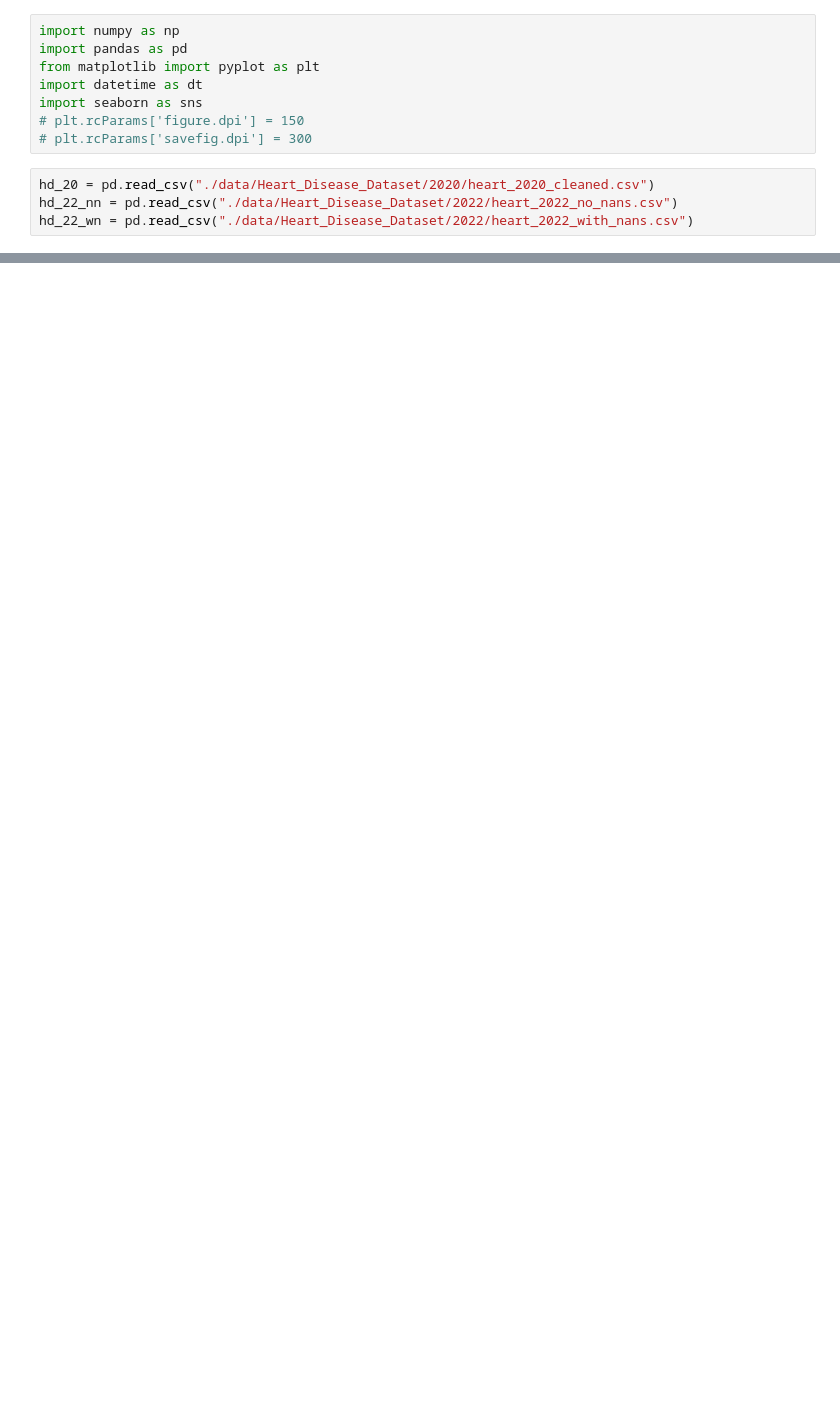
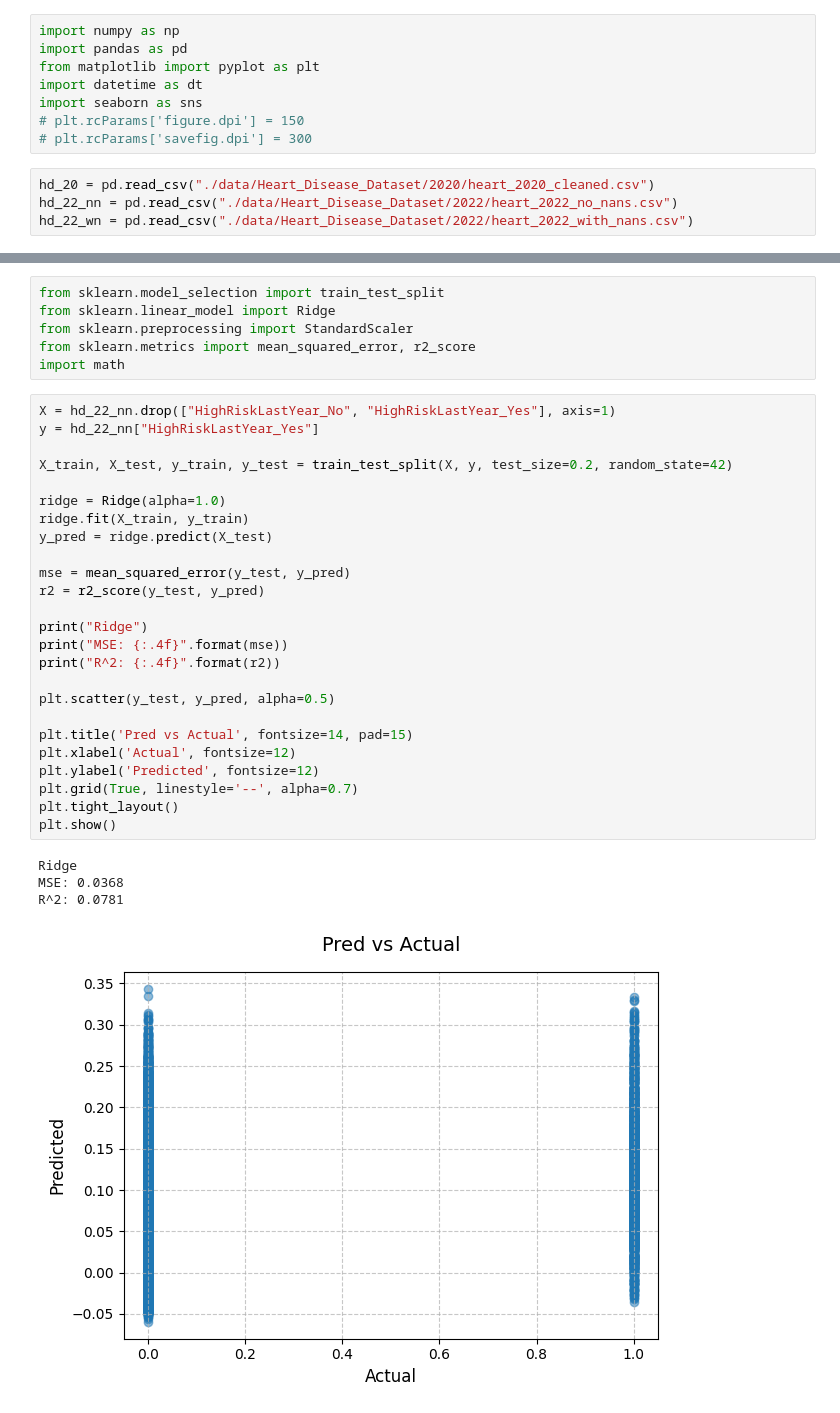
Before and after one commit to xiugaze/csc5610-final-heart-disease, a Jupyter notebook: explore.ipynb, the cells around one changed output, grey strips where cells are left out. Cells and saved outputs as stored; diff of their text form; blank space fills up the shorter version.

```diff
--- a/explore.ipynb
+++ b/explore.ipynb
@@ -90,0 +196,36 @@ memory usage: 16.2 MB
+# %%
+from sklearn.model_selection import train_test_split
+from sklearn.linear_model import Ridge
+from sklearn.preprocessing import StandardScaler
+from sklearn.metrics import mean_squared_error, r2_score
+import math
+# %%
+X = hd_22_nn.drop(["HighRiskLastYear_No", "HighRiskLastYear_Yes"], axis=1)
+y = hd_22_nn["HighRiskLastYear_Yes"]
+
+X_train, X_test, y_train, y_test = train_test_split(X, y, test_size=0.2, random_state=42)
+
+ridge = Ridge(alpha=1.0)
+ridge.fit(X_train, y_train)
+y_pred = ridge.predict(X_test)
+
+mse = mean_squared_error(y_test, y_pred)
+r2 = r2_score(y_test, y_pred)
+
+print("Ridge")
+print("MSE: {:.4f}".format(mse))
+print("R^2: {:.4f}".format(r2))
+
+plt.scatter(y_test, y_pred, alpha=0.5)
+
+plt.title('Pred vs Actual', fontsize=14, pad=15)
+plt.xlabel('Actual', fontsize=12)
+plt.ylabel('Predicted', fontsize=12)
+plt.grid(True, linestyle='--', alpha=0.7)
+plt.tight_layout()
+plt.show()
+# %% [output]
+Ridge
+MSE: 0.0368
+R^2: 0.0781
+[figure, added]
```
Also changed, not shown: parts of 28 cells of this notebook, 38 other files.
